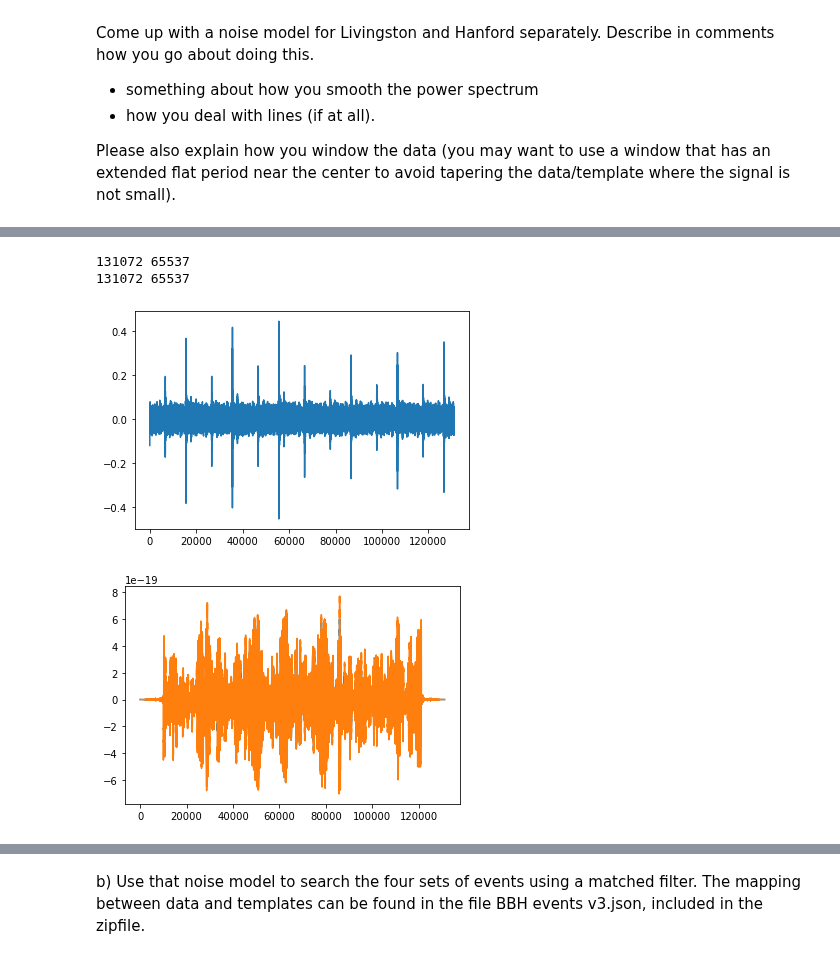
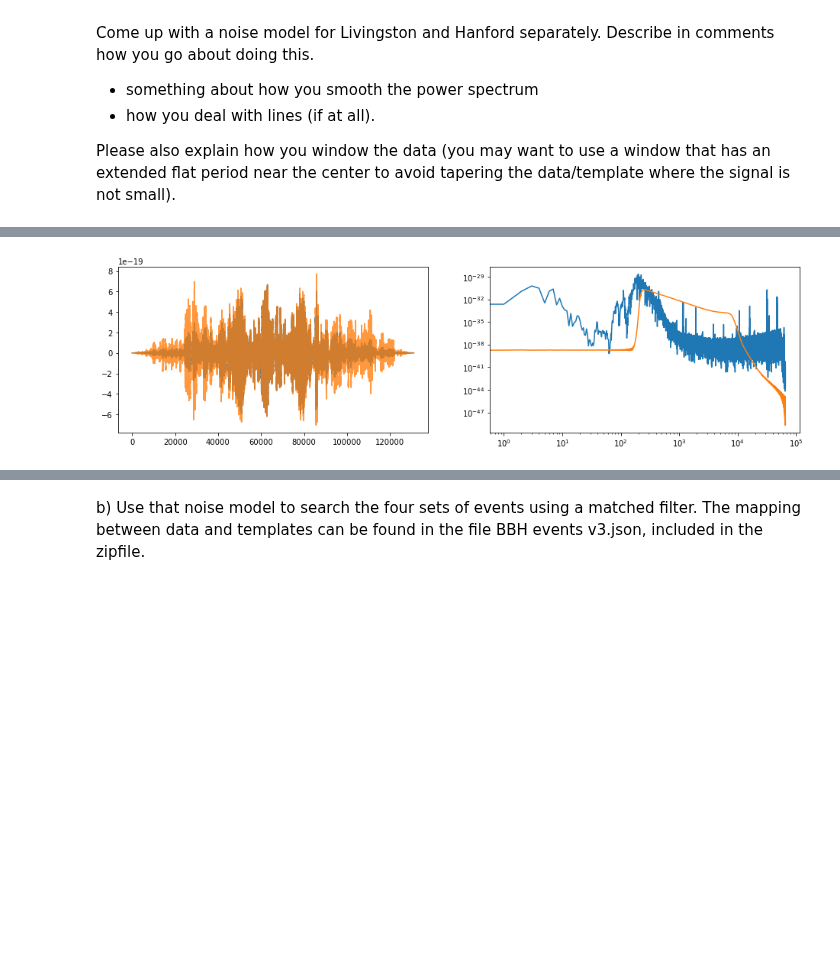
Before and after one commit to eklem1/Phys512_EK, a Jupyter notebook: PS5/PS5.ipynb, the cells around one changed output, grey strips where cells are left out. Cells and saved outputs as stored; diff of their text form; code cells hidden in the pictures; blank space fills up the shorter version.

Commit message:
trying to understand smoothing

```diff
--- a/PS5/PS5.ipynb
+++ b/PS5/PS5.ipynb
@@ -17,10 +17,10 @@ with open(dataLocation+"BBH_events_v3.json") as f:
 # waveform templates (32s sampled at 4096 Hz, in hdf5 format, for both plus and cross polarizations).
 #data from LIGO Hanford Observatory (H1) and LIGO Livingston Observatory (L1)
 
+#our 4 event names
+events = ["GW150914", "GW151226", "LVT151012", "GW170104"]
+
 def getData(event):
-    #our 4 event names
-    events = ["GW150914", "GW151226", "LVT151012", "GW170104"]
-    # event = 0
 
     #reading the data
     fnameH=jdata[events[event]]['fn_H1']
@@ -40,9 +40,8 @@ def getData(event):
     template =read_template(dataLocation+template_name) #th,tl
 
     """
-    for both plus and cross polarizations?
-    th: we used this in class
-    tl:
+    th: Hanford template
+    tl: Livingston template
     """
 
     return [H1, L1, template]
@@ -123,55 +137,32 @@ def smooth(data, num, Type="boxcar"):
 # %%
-def noise(data, Type="square"):
-    FT = np.fft.rfft(data)
+#what we did in class
+# H_noise = noise(window(strain_H))
+# signal_win = window(th)
+# print(len(signal_win), len(H_noise))
+# H_noise = smooth(H_noise, 5)
 
-    print(len(data), len(FT))
-#     corr = matchFilter(strain_H_smo, th)
+# mf = matchFilter(window(strain_H), signal_win, H_noise)
 
-    if Type=="square":
-        N=np.abs(FT)**2
+# plt.plot(mf)
+# plt.show()
 
-#     noiseData = np.fft.irfft(FT/N * np.conj(FT))
-    return N #noiseData
+alpha=0.5
+strain_H_win = window(strain_H, n=alpha, Type="Tukey")
 
+signal_win = window(th, n=alpha, Type="Tukey")
+# print(len(signal_win), len(H_noise))
 
-H_noise = noise(window(strain_H))
-signal_win = window(th)
-print(len(signal_win), len(H_noise))
-
-mf = matchFilter(window(strain_H), signal_win, H_noise)
-
+#really should be in next section
+H_noise = noise(strain_H_win)
+mf = matchFilter(strain_H_win, signal_win, H_noise)
 plt.plot(mf)
 plt.show()
 
-strain_H_win = window(strain_H, n=int(1e4), Type="flatcos")
+fig, ax = plt.subplots(1, 2, figsize=(16,4))
+ax[0].plot(window(strain_H))
+ax[0].plot(window(strain_H, n=alpha, Type="Tukey"), alpha=0.8)
 
-# strain_H_smo= smooth(strain_H_win, 100)
-
-H_noise = noise(strain_H_win)
-signal_win = window(th, n=int(1e4), Type="flatcos")
-print(len(signal_win), len(H_noise))
-
-mf = matchFilter(strain_H_win, signal_win, H_noise)
-#weird spikes
-plt.plot(mf)
+ax[1].loglog(np.abs(np.fft.rfft(strain_H_win)**2))
+ax[1].loglog(np.abs(np.fft.rfft(signal_win)**2))
 plt.show()
-
-# mf = matchFilter(strain_H_smo, signal_win, H_noise)
-# plt.plot(mf)
-# plt.show()
-
-# plt.loglog(np.abs(np.fft.rfft(strain_H_win)))
-# plt.loglog(np.abs(np.fft.rfft(strain_H_smo)))
-
-# plt.loglog(strain_H)
-
-plt.show()
-
-plt.plot(window(strain_H))
-plt.plot(strain_H_win)
-# plt.plot(strain_H_smo)
-plt.show()
-
-# corr = matchFilter(strain_H_smo, th)
-# plt.plot(corr)
 # %% [output]
@@ -181,4 +170 @@ plt.show()
-131072 65537
-131072 65537
-[figure, old version]
+[figure, new version]
-[figure, removed]
```
Also changed, not shown: parts of 10 cells of this notebook.
